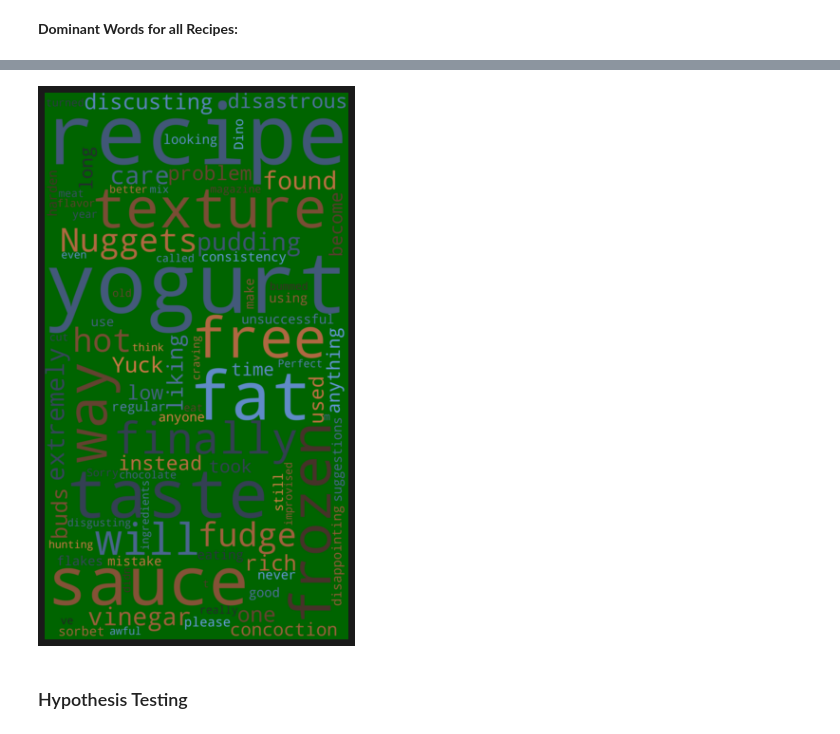
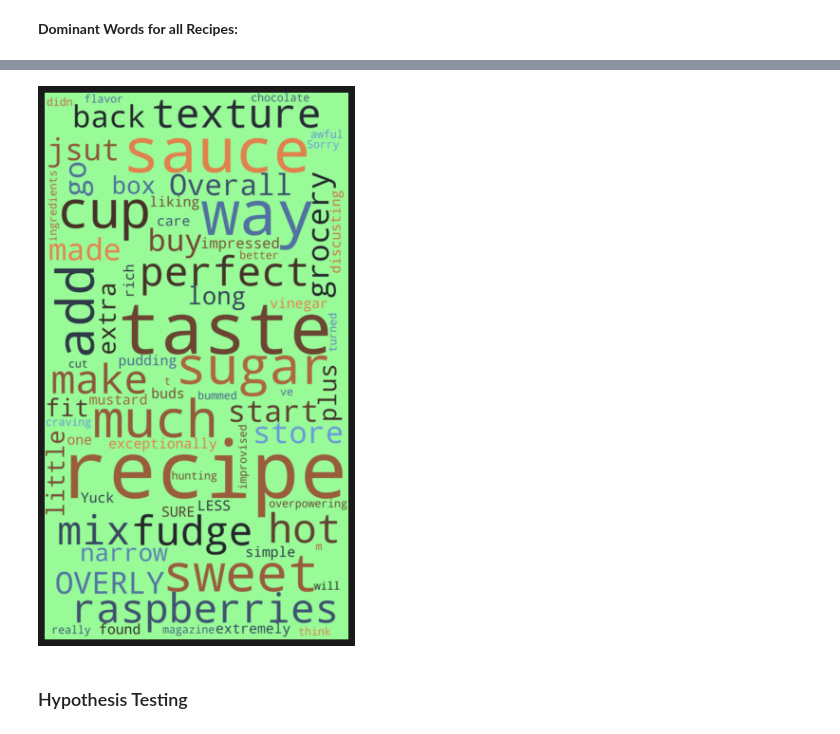
Before and after one commit to mike-flanagan/recipe-book, a Jupyter notebook: MF_Recipe_RecSystem_Notebook.ipynb, the cells around one changed output, grey strips where cells are left out. Drawn from its saved outputs; the diff is of its cells as text; code cells hidden in the pictures.

```diff
--- a/MF_Recipe_RecSystem_Notebook.ipynb
+++ b/MF_Recipe_RecSystem_Notebook.ipynb
@@ -438,5 +440,0 @@ Name: date, dtype: object
-# %%
-x = idf.date.value_counts().sort_index()
-sns.set_palette('Pastel1')#, 1)
-fig, ax = plt.subplots(figsize=(15,6))
-sns.lineplot(x=x.index, y=x.values); #hue=idf[idf.rating == 5].date);#palette=cmap <- for hue
@@ -587,24 +581,24 @@ plt.show()
 # %%
 cmap = sns.diverging_palette(250, 30, l=65, center="dark", as_cmap=True)
-text = idf[idf.rating == 1].review.values
+text = idf[(idf.rating > 0) & (idf.rating < 3)].review.values
 wordcloud = WordCloud(
     width = 2000,
     height = 3600,
-    background_color = 'darkgreen',
+    background_color = 'palegreen',
     colormap = cmap,
     collocations = 'False', # False excludes bigrams
     stopwords = STOPWORDS).generate(str(text))
 fig = plt.figure(
     figsize = (5, 8),
     facecolor = 'k',
     edgecolor = 'darkgreen')
 plt.imshow(wordcloud, interpolation = 'bilinear')
 plt.axis('off')
 plt.tight_layout(pad=0)
 plt.savefig('images/rating_low_words.png')
 plt.show()
 # %% [output]
-[figure, old version]
+[figure, new version]
 # %% [markdown]
 ### Hypothesis Testing
 # %% [markdown]
```
Also changed, not shown: parts of 101 cells of this notebook, 6 other files.
